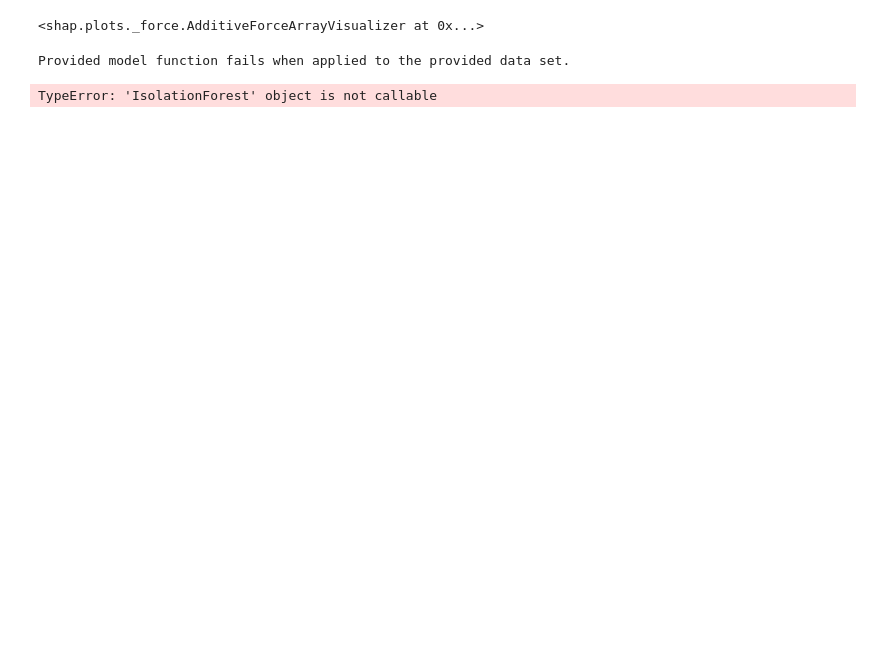
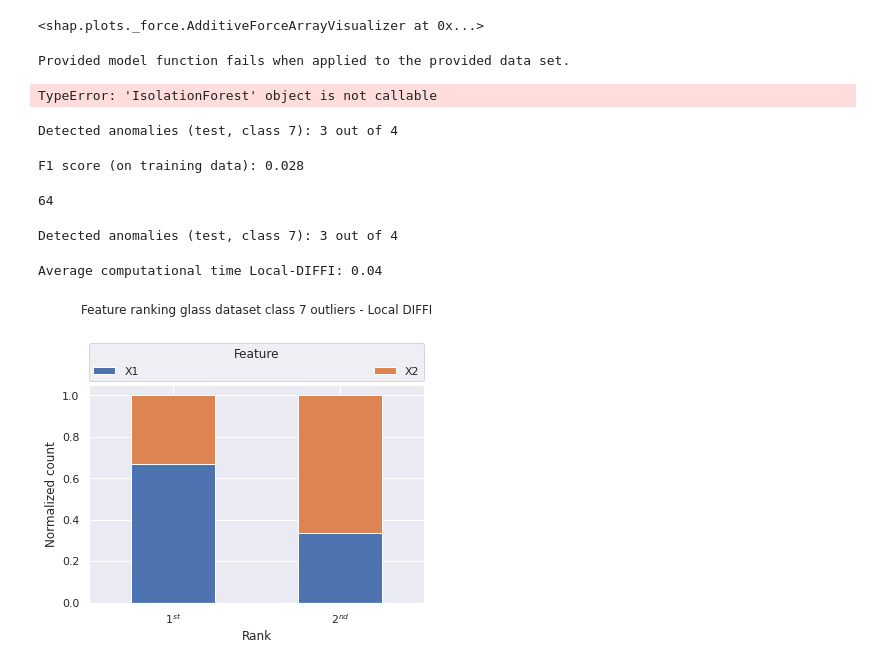
Before and after one commit to pidoux7/XAI, a Jupyter notebook: TME8/TME8.ipynb, the cells around one changed output. Drawn from its saved outputs; the diff is of its cells as text; code cells hidden in the pictures; blank space fills up the shorter version.

```diff
--- a/TME8/TME8.ipynb
+++ b/TME8/TME8.ipynb
@@ -468,3 +480,14 @@ for i in range(num_features):
 # %% [output]
 Provided model function fails when applied to the provided data set.
 TypeError: 'IsolationForest' object is not callable
+# %%
+X_tr = X
+y = np.where(y==1, 1, 0)
+y_tr = y
+X_te = X[-4:]
+y_te = y[-4:]
+# %%
+y_te_pred = np.array(forest.decision_function(X_te) < 0).astype('int')
+print('Detected anomalies (test, class 7): {} out of {}'.format(int(sum(y_te_pred)), len(X_te)))
+# %% [output]
+Detected anomalies (test, class 7): 3 out of 4
@@ -470,0 +511,23 @@ TypeError: 'IsolationForest' object is not callable
+# %%
+iforest = IsolationForest(n_estimators= 100, max_samples=64, contamination='auto', random_state=0, bootstrap=False)
+iforest.fit(X_tr)
+y_tr_pred = np.array(iforest.decision_function(X_tr) < 0).astype('int')
+f1 = f1_score(y_tr, y_tr_pred)
+print('\nF1 score (on training data): {}'.format(round(f1, 3)))
+iforest.max_samples_
+# %% [output]
+F1 score (on training data): 0.028
+64
+# %%
+y_te_pred = np.array(iforest.decision_function(X_te) < 0).astype('int')
+print('Detected anomalies (test, class 7): {} out of {}'.format(int(sum(y_te_pred)), len(y_te)))
+# %% [output]
+Detected anomalies (test, class 7): 3 out of 4
+# %%
+# Local-DIFFI
+diffi_te, ord_idx_diffi_te, exec_time_diffi_te = local_diffi_batch(iforest, X_te[np.where(y_te_pred == 1)])
+plot_ranking_glass(ord_idx_diffi_te, title = 'Feature ranking - Local DIFFI')
+print('Average computational time Local-DIFFI: {}'.format(round(np.mean(exec_time_diffi_te),3)))
+# %% [output]
+Average computational time Local-DIFFI: 0.04
+[figure, added]
```
Also changed, not shown: parts of 15 cells of this notebook, 16 other files.
